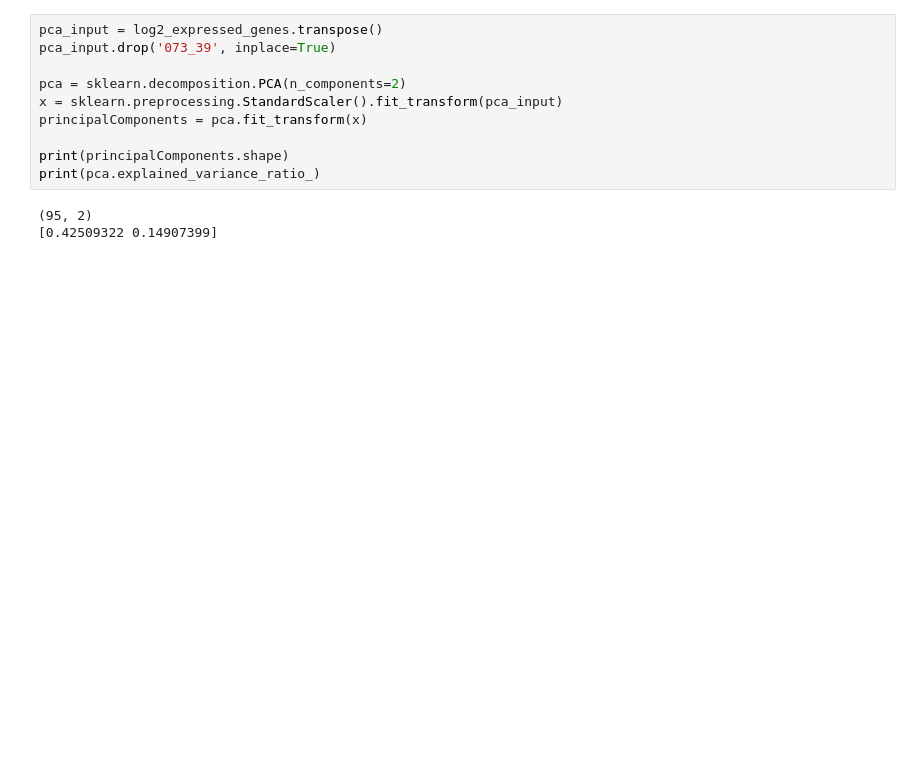
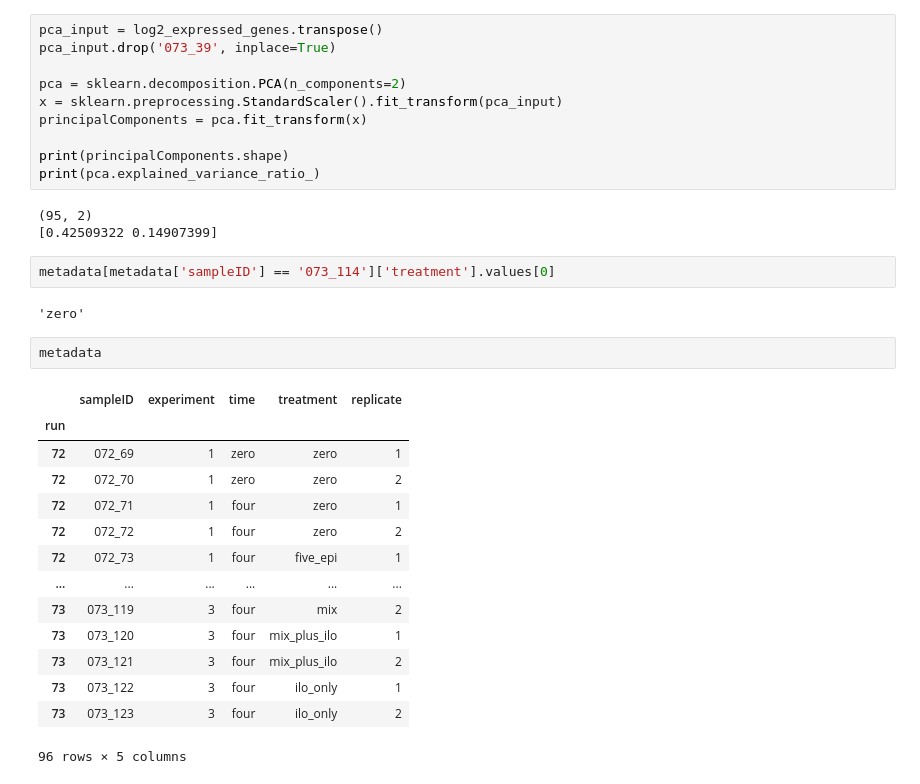
Before and after one commit to adelomana/vigur, a Jupyter notebook: sequencing/quality control/quality control.ipynb, the cells around one changed output. Drawn from its saved outputs; the diff is of its cells as text; blank space fills up the shorter version.

```diff
--- a/sequencing/quality control/quality control.ipynb
+++ b/sequencing/quality control/quality control.ipynb
@@ -107,4 +118,25 @@ print(pca.explained_variance_ratio_)
 # %% [output]
 (95, 2)
 [0.42509322 0.14907399]
+# %%
+metadata[metadata['sampleID'] == '073_114']['treatment'].values[0]
+# %% [output]
+'zero'
+# %%
+metadata
+# %% [output]
+|  | sampleID | experiment | time | treatment | replicate |
+| run |  |  |  |  |  |
+| 72 | 072_69 | 1 | zero | zero | 1 |
+| 72 | 072_70 | 1 | zero | zero | 2 |
+| 72 | 072_71 | 1 | four | zero | 1 |
+| 72 | 072_72 | 1 | four | zero | 2 |
+| 72 | 072_73 | 1 | four | five_epi | 1 |
+| ... | ... | ... | ... | ... | ... |
+| 73 | 073_119 | 3 | four | mix | 2 |
+| 73 | 073_120 | 3 | four | mix_plus_ilo | 1 |
+| 73 | 073_121 | 3 | four | mix_plus_ilo | 2 |
+| 73 | 073_122 | 3 | four | ilo_only | 1 |
+| 73 | 073_123 | 3 | four | ilo_only | 2 |
+96 rows × 5 columns
 # %%
```
Also changed, not shown: parts of 8 cells of this notebook, 4 other files.
